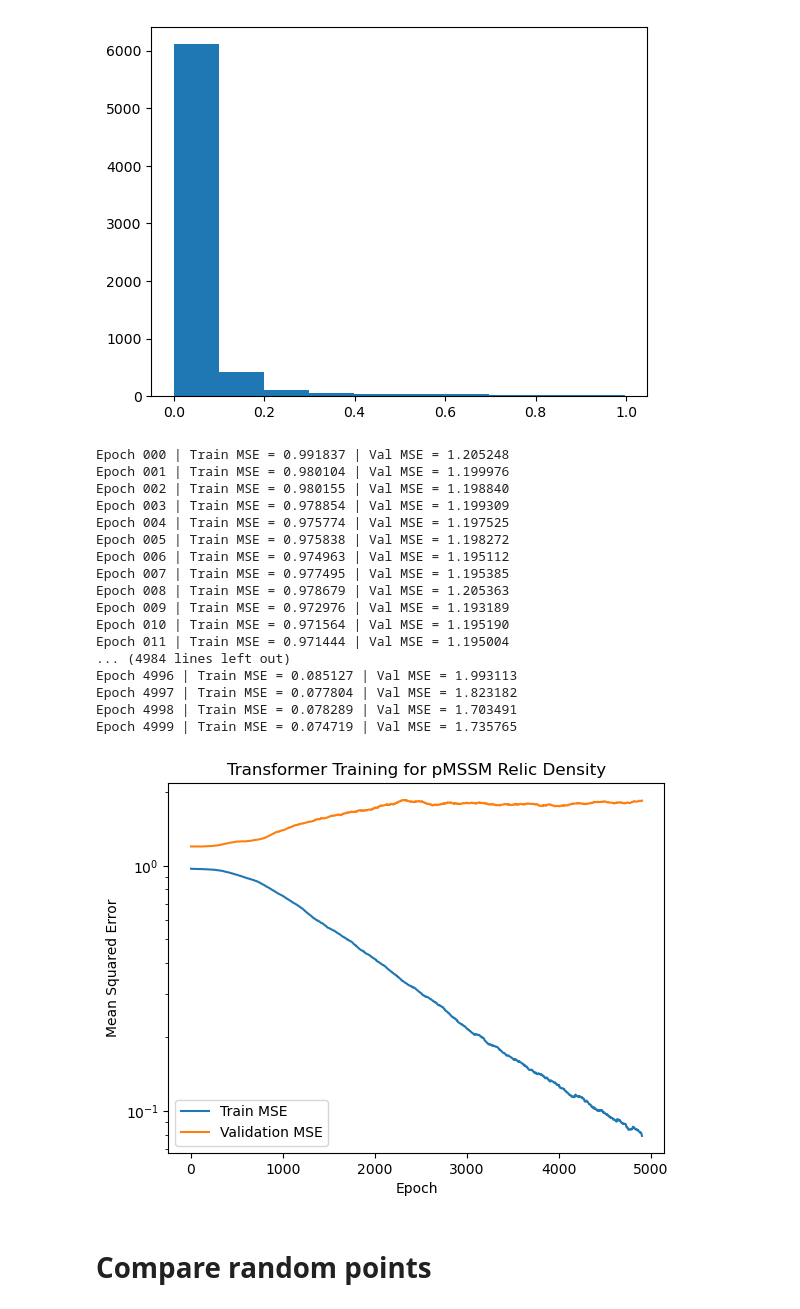
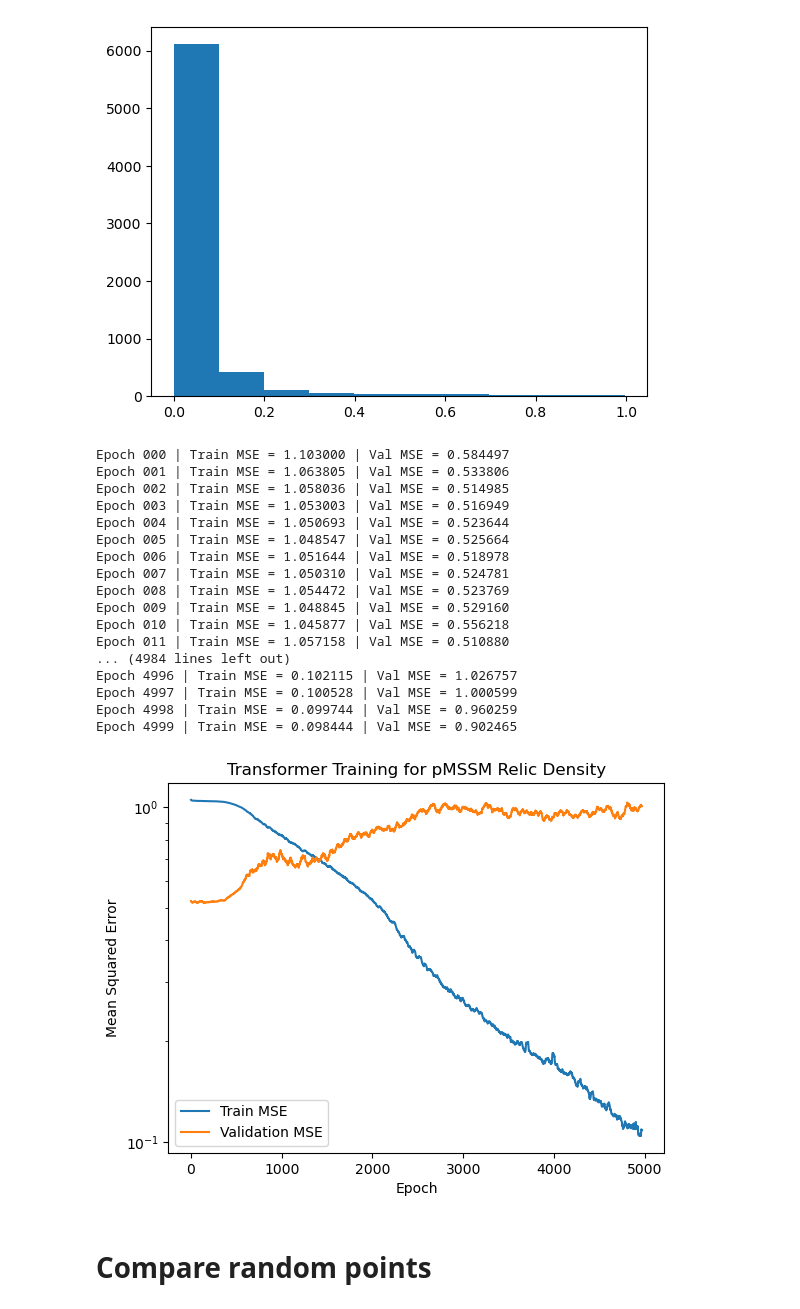
Before and after one commit to jwuerzinger/pMSSM-trafo, a Jupyter notebook: pmssm.ipynb, the cells around one changed output. Saved outputs shown, nothing was run; the diff lists cells and outputs as text; code cells hidden in the pictures.

```diff
--- a/pmssm.ipynb
+++ b/pmssm.ipynb
@@ -201,11 +240,17 @@ def train_with_validation(
     criterion,
     device="cpu",
     epochs=30,
+    early_stopping=True,
+    patience=500,        # early stopping patience
 ):
     model.to(device)
 
     train_losses = []
     val_losses = []
+
+    best_val_loss = float("inf")
+    best_model_state = None
+    counter = 0
 
     for epoch in range(epochs):
         # ---- Training ----
@@ -248,6 +293,22 @@ def train_with_validation(
             f"Val MSE = {val_loss:.6f}"
         )
 
+        if early_stopping:
+            # ---- Early Stopping Check ----
+            if val_loss < best_val_loss:
+                best_val_loss = val_loss
+                best_model_state = model.state_dict()  # save best weights
+                counter = 0
+            else:
+                counter += 1
+                if counter >= patience:
+                    print(f"Early stopping triggered at epoch {epoch}")
+                    break
+
+    # ---- Load best weights before returning ----
+    if best_model_state is not None:
+        model.load_state_dict(best_model_state)
+
     return train_losses, val_losses
 # %%
 # dataset = PMSSMDataset(n_samples=30)
@@ -267,13 +328,14 @@ val_loader = DataLoader(
     val_dataset, batch_size=256, shuffle=False
 )
 # %%
+# Train transformer:
 model = PMSSMTransformer(
     d_model=64,
     nhead=8,
     num_layers=4,
 )
 
-optimizer = optim.AdamW(model.parameters(), lr=1e-4)
+optimizer = optim.AdamW(model.parameters(), lr=1e-4, weight_decay=1e-3)
 criterion = nn.MSELoss()
 
 train_losses, val_losses = train_with_validation(
@@ -284,41 +346,42 @@ train_losses, val_losses = train_with_validation(
     criterion,
     device=device,
     epochs=5_000,
+    early_stopping=False
 )
 # %% [output]
-Epoch 000 | Train MSE = 0.991837 | Val MSE = 1.205248
-Epoch 001 | Train MSE = 0.980104 | Val MSE = 1.199976
-Epoch 002 | Train MSE = 0.980155 | Val MSE = 1.198840
-Epoch 003 | Train MSE = 0.978854 | Val MSE = 1.199309
-Epoch 004 | Train MSE = 0.975774 | Val MSE = 1.197525
-Epoch 005 | Train MSE = 0.975838 | Val MSE = 1.198272
-Epoch 006 | Train MSE = 0.974963 | Val MSE = 1.195112
-Epoch 007 | Train MSE = 0.977495 | Val MSE = 1.195385
-Epoch 008 | Train MSE = 0.978679 | Val MSE = 1.205363
-Epoch 009 | Train MSE = 0.972976 | Val MSE = 1.193189
-Epoch 010 | Train MSE = 0.971564 | Val MSE = 1.195190
-Epoch 011 | Train MSE = 0.971444 | Val MSE = 1.195004
+Epoch 000 | Train MSE = 1.103000 | Val MSE = 0.584497
+Epoch 001 | Train MSE = 1.063805 | Val MSE = 0.533806
+Epoch 002 | Train MSE = 1.058036 | Val MSE = 0.514985
+Epoch 003 | Train MSE = 1.053003 | Val MSE = 0.516949
+Epoch 004 | Train MSE = 1.050693 | Val MSE = 0.523644
+Epoch 005 | Train MSE = 1.048547 | Val MSE = 0.525664
+Epoch 006 | Train MSE = 1.051644 | Val MSE = 0.518978
+Epoch 007 | Train MSE = 1.050310 | Val MSE = 0.524781
+Epoch 008 | Train MSE = 1.054472 | Val MSE = 0.523769
+Epoch 009 | Train MSE = 1.048845 | Val MSE = 0.529160
+Epoch 010 | Train MSE = 1.045877 | Val MSE = 0.556218
+Epoch 011 | Train MSE = 1.057158 | Val MSE = 0.510880
 ... (4984 lines left out)
-Epoch 4996 | Train MSE = 0.085127 | Val MSE = 1.993113
-Epoch 4997 | Train MSE = 0.077804 | Val MSE = 1.823182
-Epoch 4998 | Train MSE = 0.078289 | Val MSE = 1.703491
-Epoch 4999 | Train MSE = 0.074719 | Val MSE = 1.735765
+Epoch 4996 | Train MSE = 0.102115 | Val MSE = 1.026757
+Epoch 4997 | Train MSE = 0.100528 | Val MSE = 1.000599
+Epoch 4998 | Train MSE = 0.099744 | Val MSE = 0.960259
+Epoch 4999 | Train MSE = 0.098444 | Val MSE = 0.902465
 # %%
-def rolling_average(x, window=100):
+def rolling_average(x, window=30):
     x = np.asarray(x)
     return np.convolve(x, np.ones(window) / window, mode="valid")
 
 plt.figure()
 plt.plot(rolling_average(train_losses), label="Train MSE")
 plt.plot(rolling_average(val_losses), label="Validation MSE")
 plt.xlabel("Epoch")
 plt.ylabel("Mean Squared Error")
 plt.legend()
 plt.title("Transformer Training for pMSSM Relic Density")
 plt.yscale('log')
 plt.show()
 # %% [output]
-[figure, old version]
+[figure, new version]
 # %% [markdown]
 # Compare random points
 # %%
```
Also changed, not shown: parts of 12 cells of this notebook.
